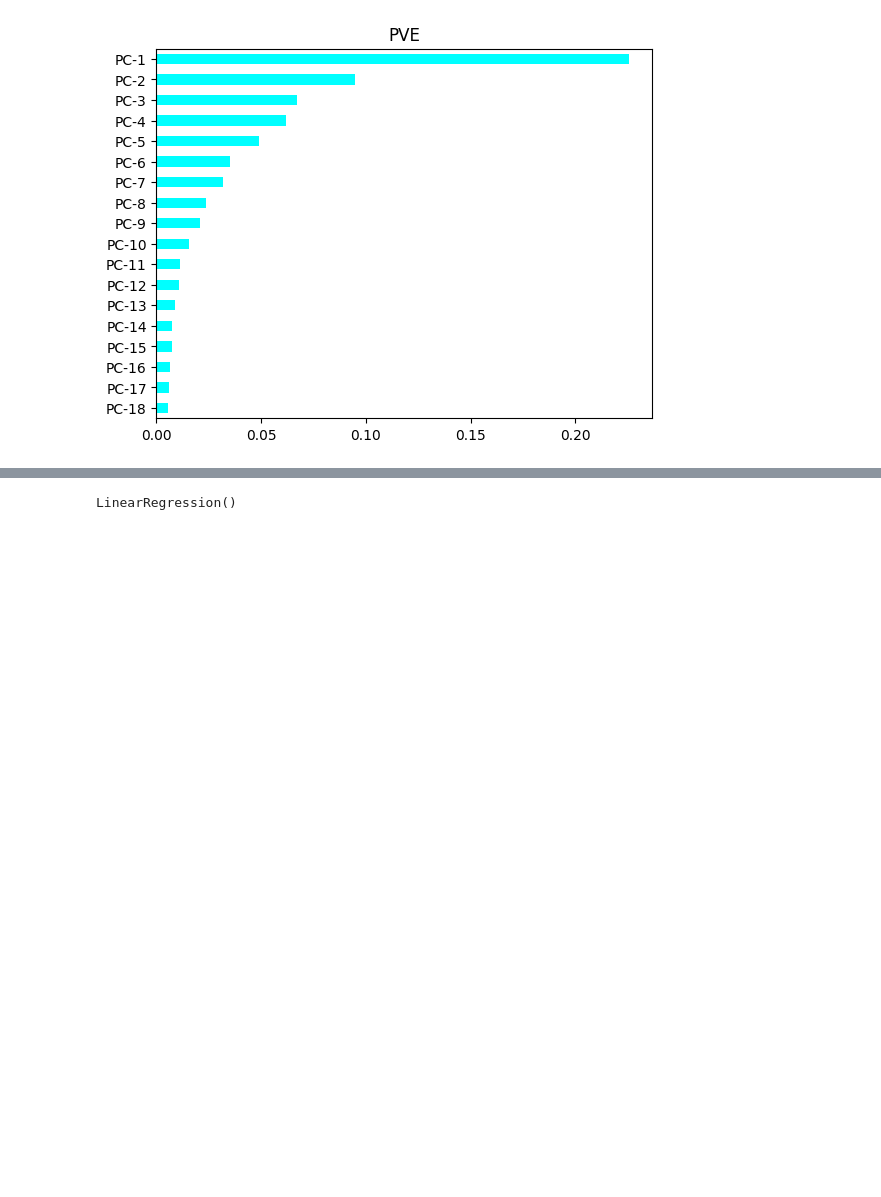
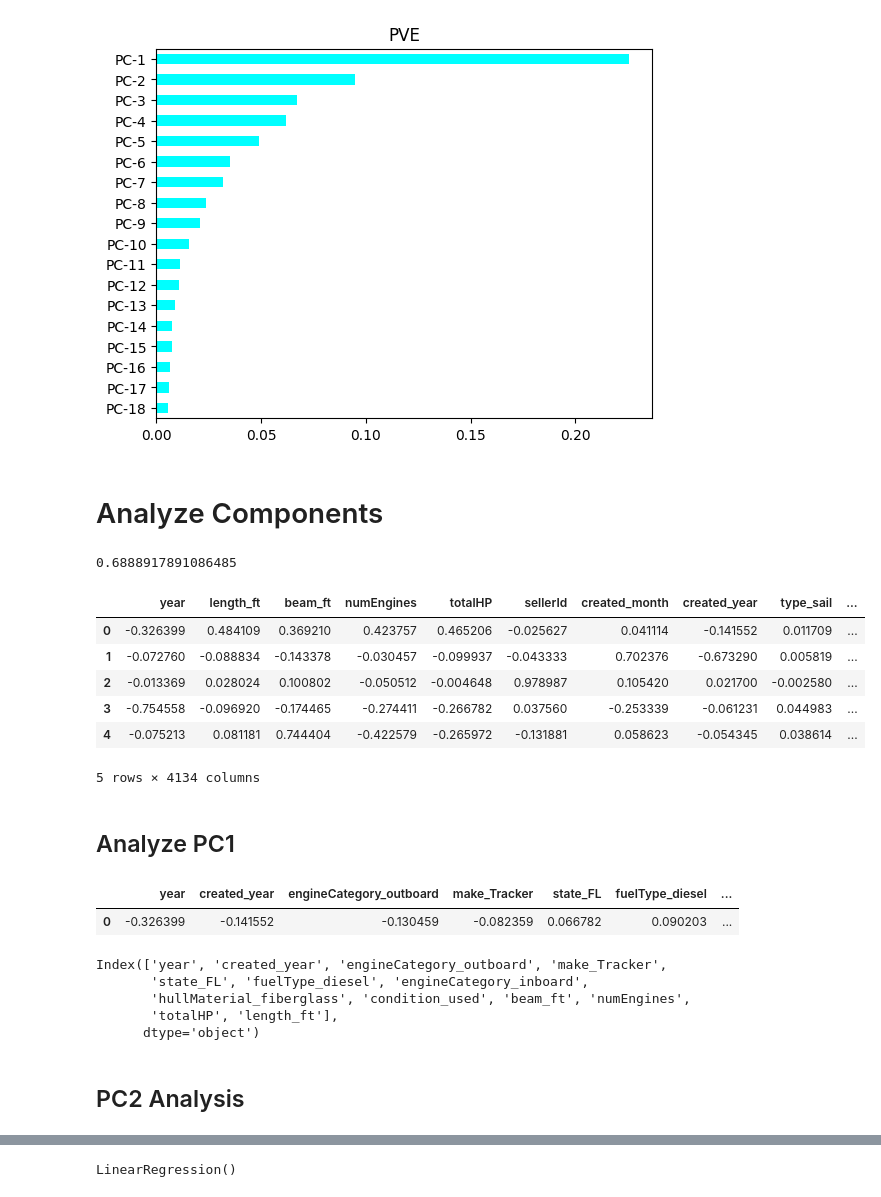
Before and after one commit to rhit-schrocjq/CSSE415-FinalProject, a Jupyter notebook: PCA.ipynb, the cells around one changed output, grey strips where cells are left out. Drawn from its saved outputs; the diff is of its cells as text; code cells hidden in the pictures; blank space fills up the shorter version.

Commit message:
PCA Component analysis

```diff
--- a/PCA.ipynb
+++ b/PCA.ipynb
@@ -73,3 +58,22 @@ PC-18    0.01
 dtype: float64
 <Axes: title={'center': 'PVE'}>
 [figure]
+# %% [markdown]
+# Analyze Components
+# %%
+sum(PVE)
+# %% [output]
+0.6888917891086485
+# %%
+components = pd.DataFrame(pca.components_, columns=X.columns)
+components.head()
+# %% [output]
+|  | year | length_ft | beam_ft | numEngines | totalHP | sellerId | created_month | created_year | type_sail | ... |
+| 0 | -0.326399 | 0.484109 | 0.369210 | 0.423757 | 0.465206 | -0.025627 | 0.041114 | -0.141552 | 0.011709 | ... |
+| 1 | -0.072760 | -0.088834 | -0.143378 | -0.030457 | -0.099937 | -0.043333 | 0.702376 | -0.673290 | 0.005819 | ... |
+| 2 | -0.013369 | 0.028024 | 0.100802 | -0.050512 | -0.004648 | 0.978987 | 0.105420 | 0.021700 | -0.002580 | ... |
+| 3 | -0.754558 | -0.096920 | -0.174465 | -0.274411 | -0.266782 | 0.037560 | -0.253339 | -0.061231 | 0.044983 | ... |
+| 4 | -0.075213 | 0.081181 | 0.744404 | -0.422579 | -0.265972 | -0.131881 | 0.058623 | -0.054345 | 0.038614 | ... |
+5 rows × 4134 columns
+# %% [markdown]
+## Analyze PC1
@@ -75,0 +83,20 @@ dtype: float64
+# %%
+# Remove all columns that are closer to 0 than 0.05.
+columns_to_remove = pc1_components.columns[(pc1_components.iloc[0] > -0.05) & (pc1_components.iloc[0] < 0.05)]
+
+# Remove identified columns.
+pc1_components = pc1_components.drop(columns=columns_to_remove)
+pc1_components.head(1)
+# %% [output]
+|  | year | created_year | engineCategory_outboard | make_Tracker | state_FL | fuelType_diesel | ... |
+| 0 | -0.326399 | -0.141552 | -0.130459 | -0.082359 | 0.066782 | 0.090203 | ... |
+# %%
+pc1_components.columns
+# %% [output]
+Index(['year', 'created_year', 'engineCategory_outboard', 'make_Tracker',
+       'state_FL', 'fuelType_diesel', 'engineCategory_inboard',
+       'hullMaterial_fiberglass', 'condition_used', 'beam_ft', 'numEngines',
+       'totalHP', 'length_ft'],
+      dtype='object')
+# %% [markdown]
+## PC2 Analysis
```
Also changed, not shown: parts of 10 cells of this notebook.
